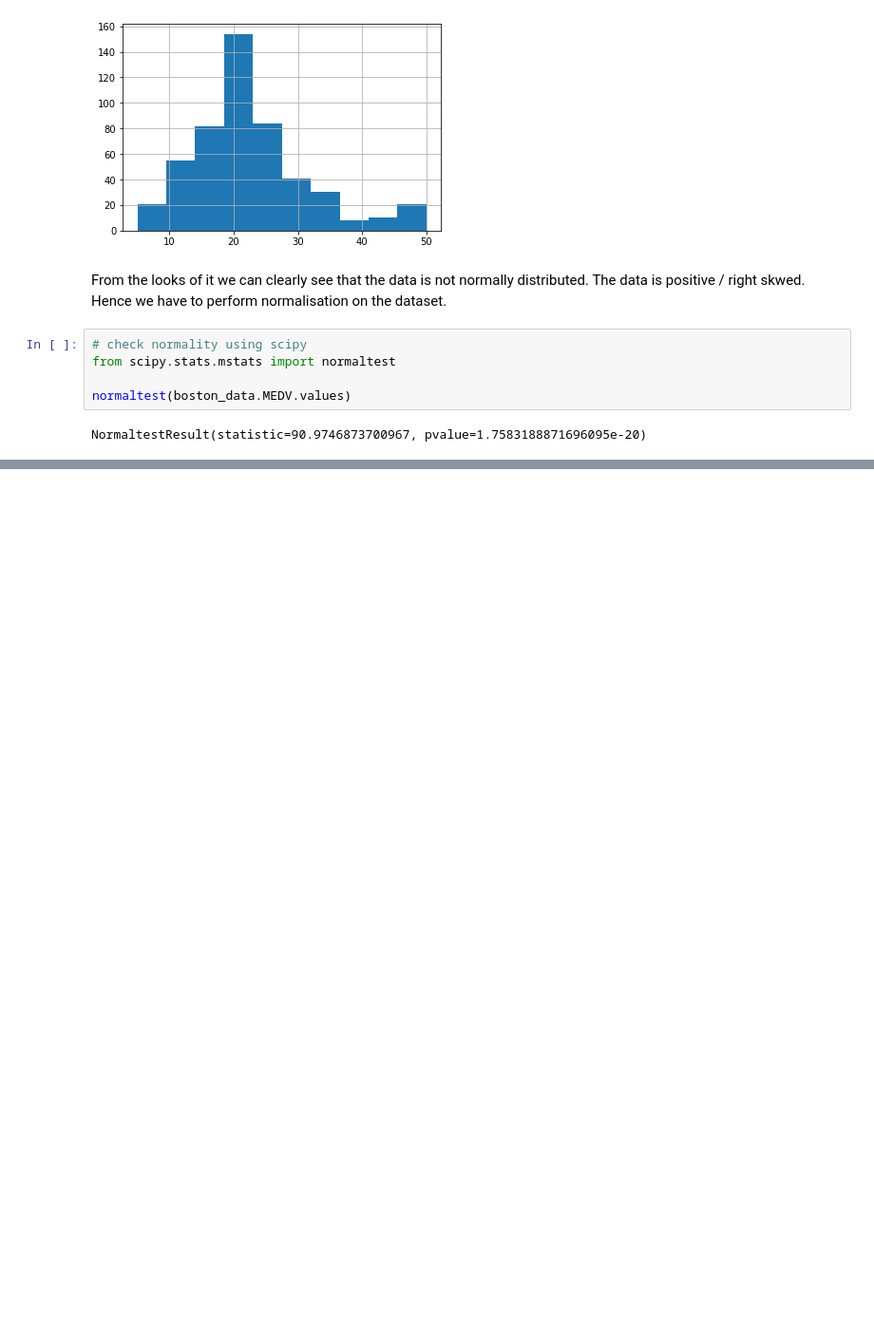
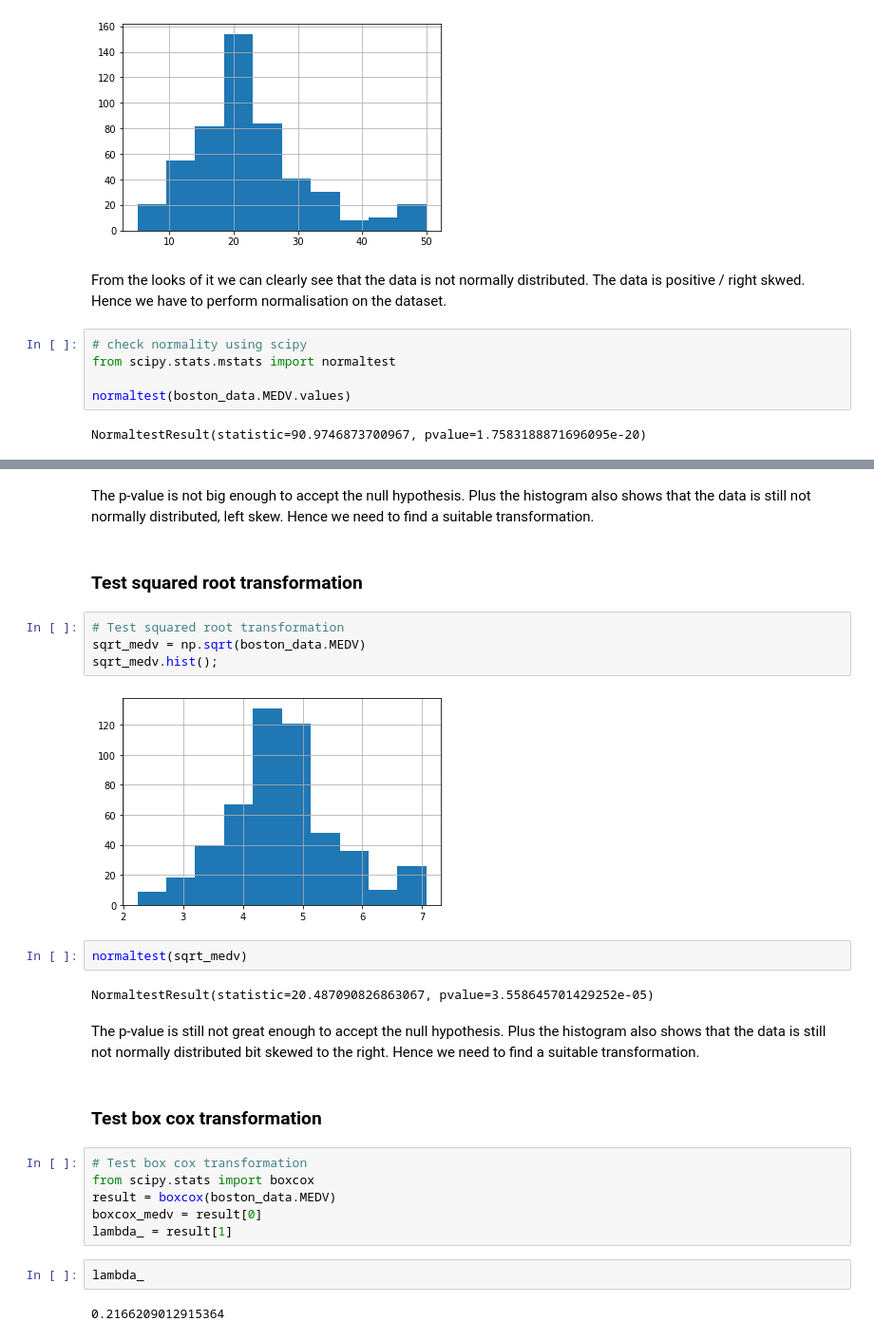
Before and after one commit to 0xNILADRI/Boston-Housing-Price-Prediction, a Jupyter notebook: Untitled.ipynb, the cells around one changed output, grey strips where cells are left out. Shown at 95% size. Cells and saved outputs as stored; diff of their text form; blank space fills up the shorter version.

```diff
--- a/Untitled.ipynb
+++ b/Untitled.ipynb
@@ -62,0 +75,28 @@ Three famous ways of noramalization :
+# %% [markdown]
+The p-value is not big enough to accept the null hypothesis. Plus the histogram also shows that the data is still not normally distributed, left skew. Hence we need to find a suitable transformation.
+# %% [markdown]
+### Test squared root transformation
+# %%
+# Test squared root transformation
+sqrt_medv = np.sqrt(boston_data.MEDV)
+sqrt_medv.hist();
+# %% [output]
+[figure, added]
+# %%
+normaltest(sqrt_medv)
+# %% [output]
+NormaltestResult(statistic=20.487090826863067, pvalue=3.558645701429252e-05)
+# %% [markdown]
+The p-value is still not great enough to accept the null hypothesis. Plus the histogram also shows that the data is still not normally distributed bit skewed to the right. Hence we need to find a suitable transformation.
+# %% [markdown]
+### Test box cox transformation
+# %%
+# Test box cox transformation
+from scipy.stats import boxcox
+result = boxcox(boston_data.MEDV)
+boxcox_medv = result[0]
+lambda_ = result[1]
+# %%
+lambda_
+# %% [output]
+0.2166209012915364
```
Also changed, not shown: parts of 19 cells of this notebook.
